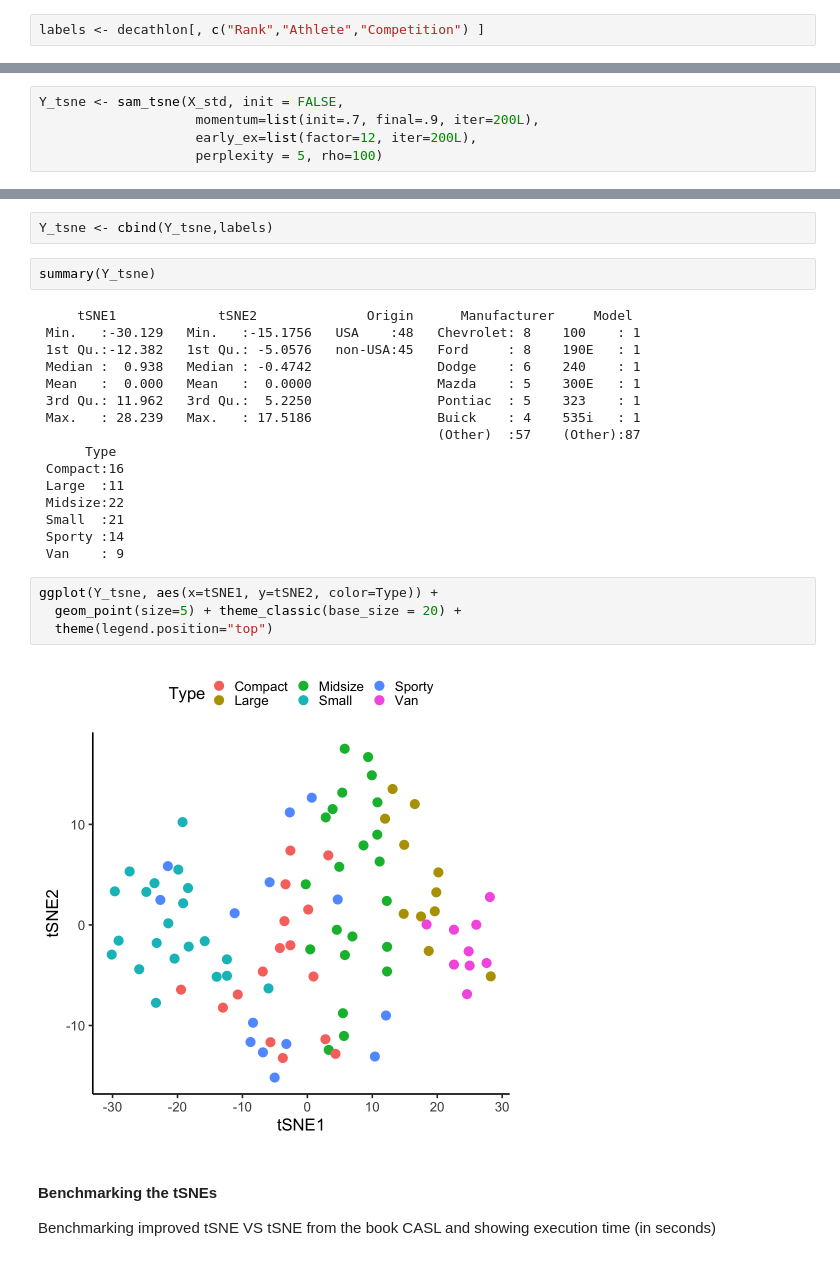
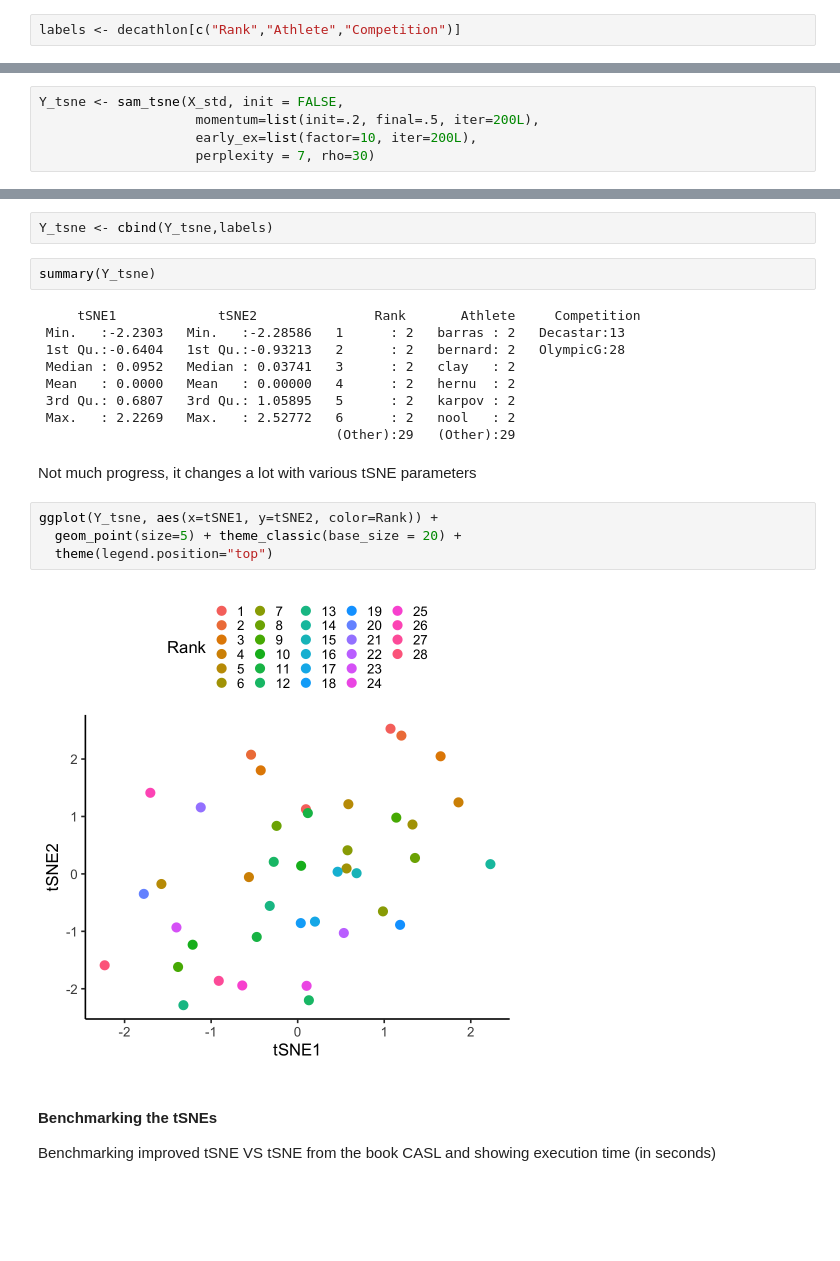
Before and after one commit to SamueleSoraggi/Projection_and_clustering_tutorial, a Jupyter notebook: Code/base notebook decathlon.ipynb, the cells around one changed output, grey strips where cells are left out. Cells and saved outputs as stored; diff of their text form; blank space fills up the shorter version.

```diff
--- a/Code/base notebook decathlon.ipynb
+++ b/Code/base notebook decathlon.ipynb
@@ -93,5 +127,5 @@ X <- decathlon[, !colnames(decathlon) %in% c("Rank","Athlete","Competition") ]
 # %%
-labels <- decathlon[, c("Rank","Athlete","Competition") ]
+labels <- decathlon[c("Rank","Athlete","Competition")]
 # %% [markdown]
 ## Plot two dimensions
 # %%
@@ -314,9 +308,9 @@ From the code in the book or your own improved code.
 Run your personal tSNE function (in my case `sam_tsne`) or the one from the book (`casl_tsne`). Here `init`, `momentum` and `early_ex` are not options found in `casl_tsne`
 # %%
 Y_tsne <- sam_tsne(X_std, init = FALSE,
-                    momentum=list(init=.7, final=.9, iter=200L),
-                    early_ex=list(factor=12, iter=200L),
-                    perplexity = 5, rho=100)
+                    momentum=list(init=.2, final=.5, iter=200L),
+                    early_ex=list(factor=10, iter=200L),
+                    perplexity = 7, rho=30)
 # %%
 Y_tsne = as.data.frame(Y_tsne)
 # %%
@@ -326,27 +320,22 @@ Y_tsne <- cbind(Y_tsne,labels)
 # %%
 summary(Y_tsne)
 # %% [output]
-     tSNE1             tSNE2              Origin      Manufacturer     Model
- Min.   :-30.129   Min.   :-15.1756   USA    :48   Chevrolet: 8    100    : 1
- 1st Qu.:-12.382   1st Qu.: -5.0576   non-USA:45   Ford     : 8    190E   : 1
- Median :  0.938   Median : -0.4742                Dodge    : 6    240    : 1
- Mean   :  0.000   Mean   :  0.0000                Mazda    : 5    300E   : 1
- 3rd Qu.: 11.962   3rd Qu.:  5.2250                Pontiac  : 5    323    : 1
- Max.   : 28.239   Max.   : 17.5186                Buick    : 4    535i   : 1
-                                                   (Other)  :57    (Other):87
-      Type
- Compact:16
- Large  :11
- Midsize:22
- Small  :21
- Sporty :14
- Van    : 9
+     tSNE1             tSNE2               Rank       Athlete     Competition
+ Min.   :-2.2303   Min.   :-2.28586   1      : 2   barras : 2   Decastar:13
+ 1st Qu.:-0.6404   1st Qu.:-0.93213   2      : 2   bernard: 2   OlympicG:28
+ Median : 0.0952   Median : 0.03741   3      : 2   clay   : 2
+ Mean   : 0.0000   Mean   : 0.00000   4      : 2   hernu  : 2
+ 3rd Qu.: 0.6807   3rd Qu.: 1.05895   5      : 2   karpov : 2
+ Max.   : 2.2269   Max.   : 2.52772   6      : 2   nool   : 2
+                                      (Other):29   (Other):29
+# %% [markdown]
+Not much progress, it changes a lot with various tSNE parameters
 # %%
-ggplot(Y_tsne, aes(x=tSNE1, y=tSNE2, color=Type)) +
+ggplot(Y_tsne, aes(x=tSNE1, y=tSNE2, color=Rank)) +
   geom_point(size=5) + theme_classic(base_size = 20) +
   theme(legend.position="top")
 # %% [output]
-[figure, old version]
+[figure, new version]
 # %% [markdown]
 #### Benchmarking the tSNEs
 
```
Also changed, not shown: parts of 78 cells of this notebook, 25 other files.
